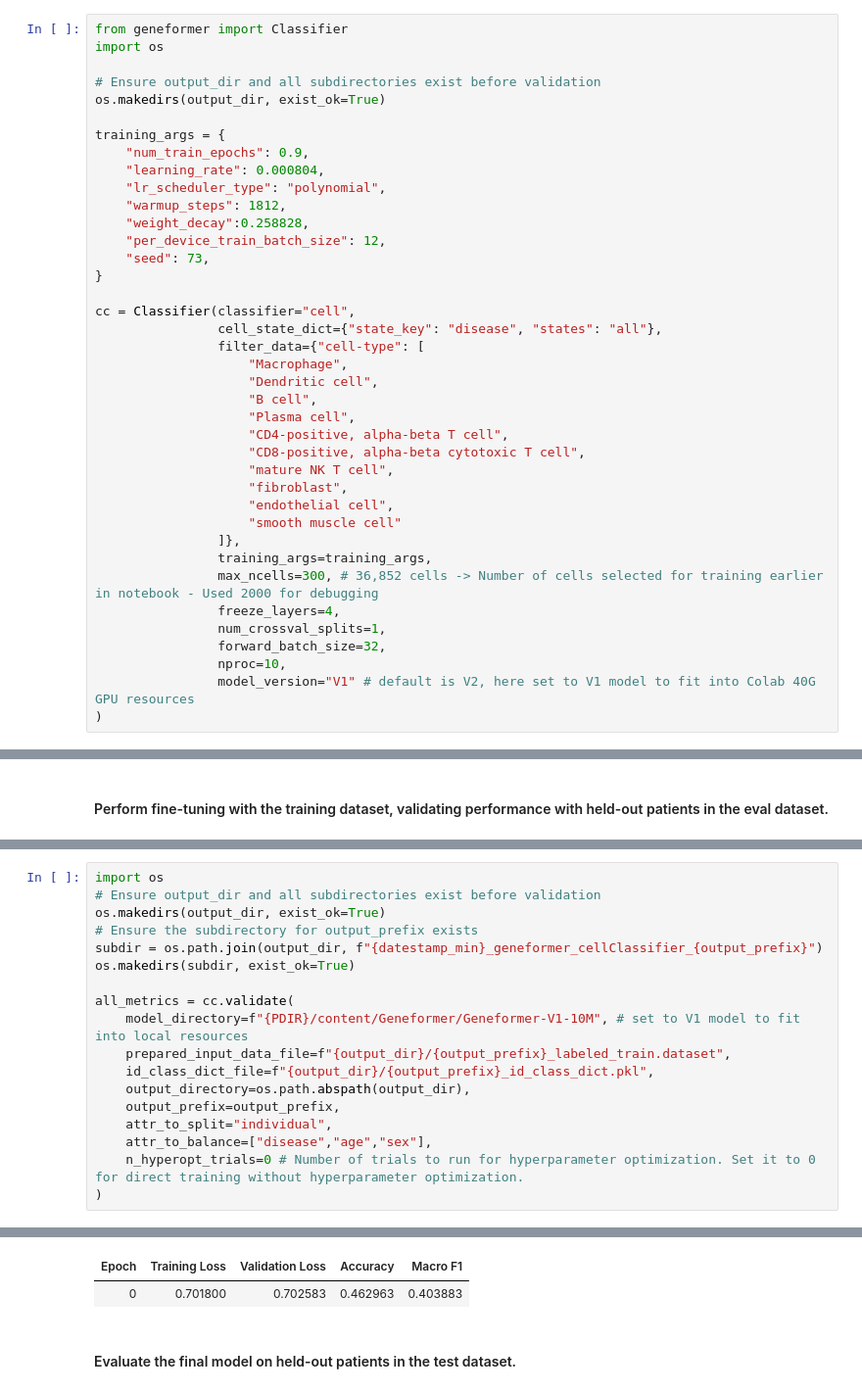
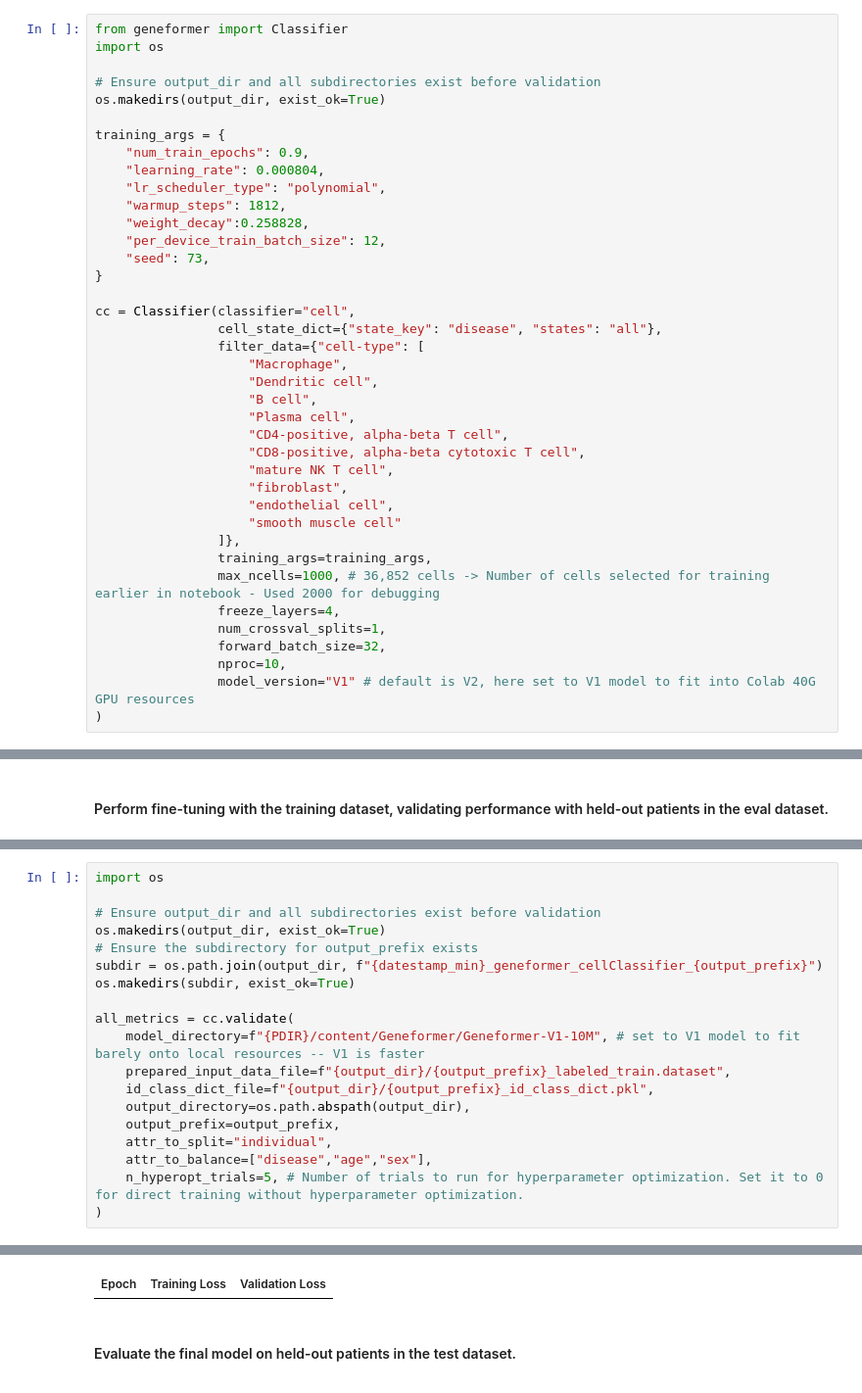
Before and after one commit to aumchampaneri/complement-receptor-blockade, a Jupyter notebook: local-notebooks/sjogrens-geneformer-local.ipynb, the cells around one changed output, grey strips where cells are left out. Shown at 98% size. Cells and saved outputs as stored; diff of their text form.

```diff
--- a/local-notebooks/sjogrens-geneformer-local.ipynb
+++ b/local-notebooks/sjogrens-geneformer-local.ipynb
@@ -357,7 +390,7 @@ cc = Classifier(classifier="cell",
                     "smooth muscle cell"
                 ]},
                 training_args=training_args,
-                max_ncells=300, # 36,852 cells -> Number of cells selected for training earlier in notebook - Used 2000 for debugging
+                max_ncells=1000, # 36,852 cells -> Number of cells selected for training earlier in notebook - Used 2000 for debugging
                 freeze_layers=4,
                 num_crossval_splits=1,
                 forward_batch_size=32,
@@ -401,5 +484,6 @@ cc.prepare_data(input_data_file=f"{PDIR}/content/processed-data/cm_tokenized.dat
 # %%
 import os
+
 # Ensure output_dir and all subdirectories exist before validation
 os.makedirs(output_dir, exist_ok=True)
 # Ensure the subdirectory for output_prefix exists
@@ -407,14 +491,14 @@ subdir = os.path.join(output_dir, f"{datestamp_min}_geneformer_cellClassifier_{o
 os.makedirs(subdir, exist_ok=True)
 
 all_metrics = cc.validate(
-    model_directory=f"{PDIR}/content/Geneformer/Geneformer-V1-10M", # set to V1 model to fit into local resources
+    model_directory=f"{PDIR}/content/Geneformer/Geneformer-V1-10M", # set to V1 model to fit barely onto local resources -- V1 is faster
     prepared_input_data_file=f"{output_dir}/{output_prefix}_labeled_train.dataset",
     id_class_dict_file=f"{output_dir}/{output_prefix}_id_class_dict.pkl",
     output_directory=os.path.abspath(output_dir),
     output_prefix=output_prefix,
     attr_to_split="individual",
     attr_to_balance=["disease","age","sex"],
-    n_hyperopt_trials=0 # Number of trials to run for hyperparameter optimization. Set it to 0 for direct training without hyperparameter optimization.
+    n_hyperopt_trials=5, # Number of trials to run for hyperparameter optimization. Set it to 0 for direct training without hyperparameter optimization.
 )
 # %% [output]
 mkdir: /Users/aumchampaneri/VSCode: File exists
@@ -429,5 +513,4 @@ You should probably TRAIN this model on a down-stream task to be able to use it
-| Epoch | Training Loss | Validation Loss | Accuracy | Macro F1 |
-| 0 | 0.701800 | 0.702583 | 0.462963 | 0.403883 |
+| Epoch | Training Loss | Validation Loss |
 # %% [markdown]
 #### Evaluate the final model on held-out patients in the test dataset.
 # %%
```
Also changed, not shown: parts of 18 cells of this notebook, 7 other files.
